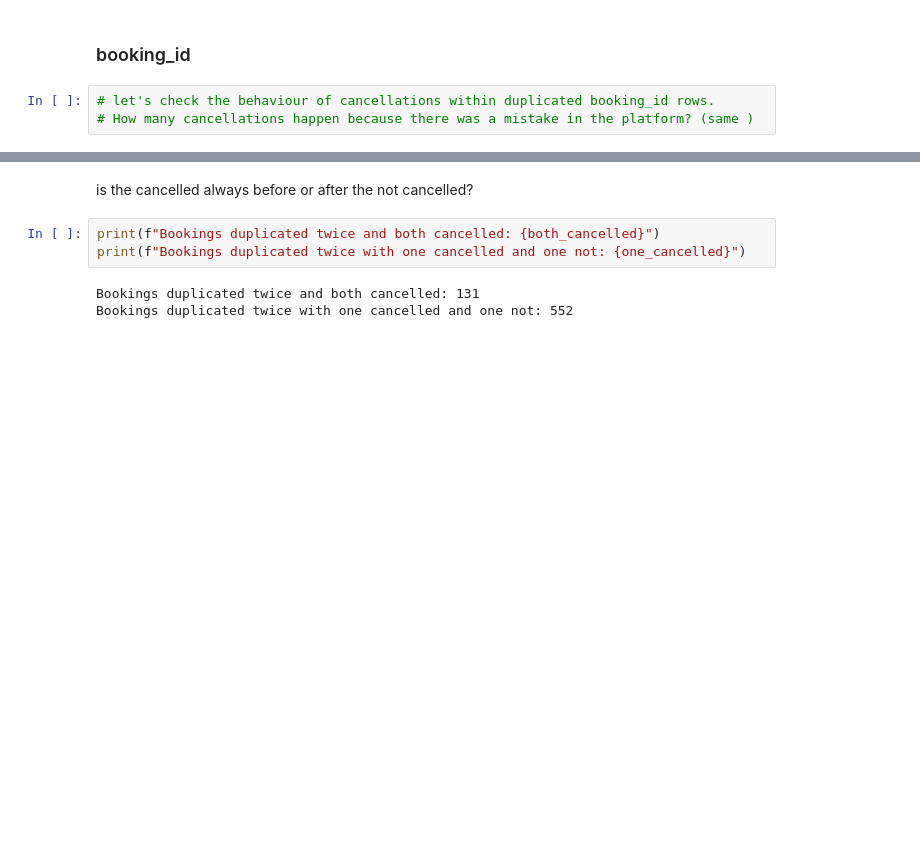
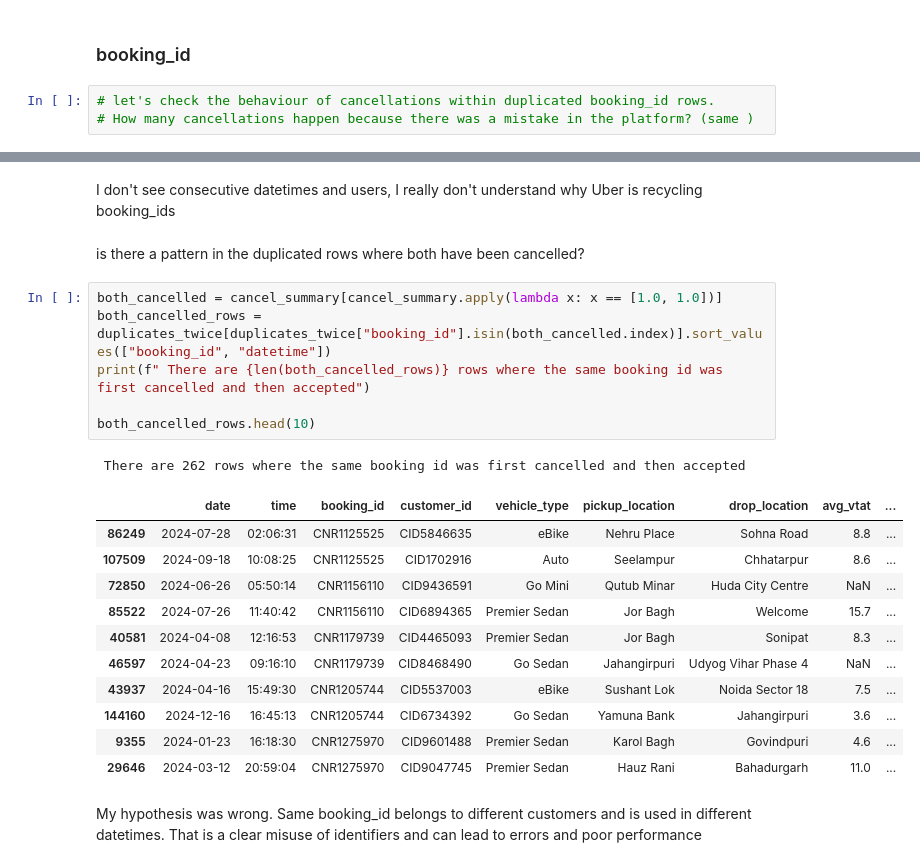
Before and after one commit to amaldu/uber-ride-cancellation-prediction, a Jupyter notebook: uber-analysis/notebooks/05_bivar_eda.ipynb, the cells around one changed output, grey strips where cells are left out. Drawn from its saved outputs; the diff is of its cells as text; blank space fills up the shorter version.

```diff
--- a/uber-analysis/notebooks/05_bivar_eda.ipynb
+++ b/uber-analysis/notebooks/05_bivar_eda.ipynb
@@ -135,8 +165,25 @@ one_cancelled = cancel_summary.apply(lambda x: x.count(1) == 1).sum()
+# %% [markdown]
+I don't see consecutive datetimes and users, I really don't understand why Uber is recycling booking_ids
 # %% [markdown]
-is the cancelled always before or after the not cancelled?
+is there a pattern in the duplicated rows where both have been cancelled?
 # %%
-print(f"Bookings duplicated twice and both cancelled: {both_cancelled}")
-print(f"Bookings duplicated twice with one cancelled and one not: {one_cancelled}")
+both_cancelled = cancel_summary[cancel_summary.apply(lambda x: x == [1.0, 1.0])]
+both_cancelled_rows = duplicates_twice[duplicates_twice["booking_id"].isin(both_cancelled.index)].sort_values(["booking_id", "datetime"])
+print(f" There are {len(both_cancelled_rows)} rows where the same booking id was first cancelled and then accepted")
+
+both_cancelled_rows.head(10)
 # %% [output]
-Bookings duplicated twice and both cancelled: 131
-Bookings duplicated twice with one cancelled and one not: 552
+ There are 262 rows where the same booking id was first cancelled and then accepted
+|  | date | time | booking_id | customer_id | vehicle_type | pickup_location | drop_location | avg_vtat | ... |
+| 86249 | 2024-07-28 | 02:06:31 | CNR1125525 | CID5846635 | eBike | Nehru Place | Sohna Road | 8.8 | ... |
+| 107509 | 2024-09-18 | 10:08:25 | CNR1125525 | CID1702916 | Auto | Seelampur | Chhatarpur | 8.6 | ... |
+| 72850 | 2024-06-26 | 05:50:14 | CNR1156110 | CID9436591 | Go Mini | Qutub Minar | Huda City Centre | NaN | ... |
+| 85522 | 2024-07-26 | 11:40:42 | CNR1156110 | CID6894365 | Premier Sedan | Jor Bagh | Welcome | 15.7 | ... |
+| 40581 | 2024-04-08 | 12:16:53 | CNR1179739 | CID4465093 | Premier Sedan | Jor Bagh | Sonipat | 8.3 | ... |
+| 46597 | 2024-04-23 | 09:16:10 | CNR1179739 | CID8468490 | Go Sedan | Jahangirpuri | Udyog Vihar Phase 4 | NaN | ... |
+| 43937 | 2024-04-16 | 15:49:30 | CNR1205744 | CID5537003 | eBike | Sushant Lok | Noida Sector 18 | 7.5 | ... |
+| 144160 | 2024-12-16 | 16:45:13 | CNR1205744 | CID6734392 | Go Sedan | Yamuna Bank | Jahangirpuri | 3.6 | ... |
+| 9355 | 2024-01-23 | 16:18:30 | CNR1275970 | CID9601488 | Premier Sedan | Karol Bagh | Govindpuri | 4.6 | ... |
+| 29646 | 2024-03-12 | 20:59:04 | CNR1275970 | CID9047745 | Premier Sedan | Hauz Rani | Bahadurgarh | 11.0 | ... |
+# %% [markdown]
+My hypothesis was wrong. Same booking_id belongs to different customers and is used in different datetimes. That is a clear misuse of identifiers and can lead to errors and poor performance
```
Also changed, not shown: parts of 10 cells of this notebook, 1 other file.
